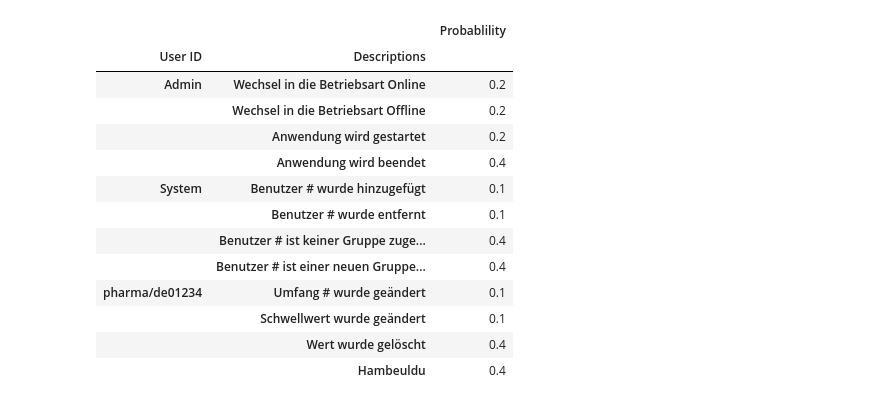
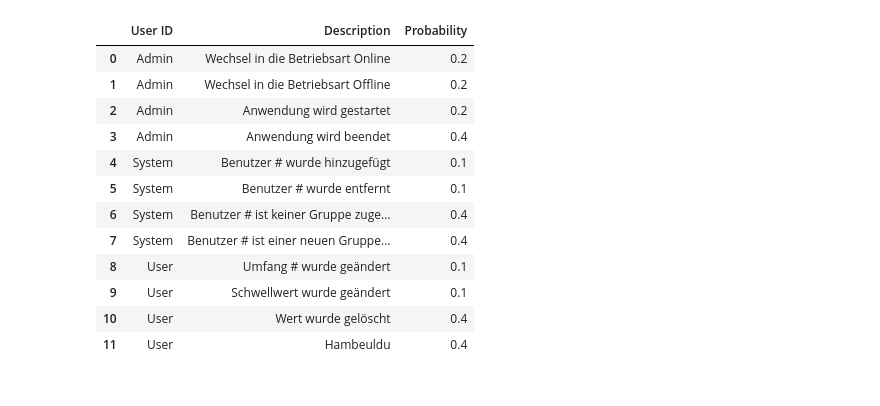
Before and after one commit to JsonFort/AtFileGenerator, a Jupyter notebook: AtFileGenerator.ipynb, the cells around one changed output. Cells and saved outputs as stored; diff of their text form; code cells hidden in the pictures.

```diff
--- a/AtFileGenerator.ipynb
+++ b/AtFileGenerator.ipynb
@@ -10,15 +11,22 @@ atEndDate = '01.05.2020 15:00:00' # alternativ könnte hier +8h stehen
 maxAtEntries = 10
 
 
+dataBaseEntries = {
+    'UserDefault': pd.DataFrame( columns = ['User ID', 'Probability'] ),
+    'User': pd.DataFrame( columns = ['User ID', 'Probability'] ),
+    'Description': pd.DataFrame( columns = ['User ID', 'Description', 'Probability'] ),
+    'Comments':  pd.DataFrame( columns = ['User ID', 'Description', 'Comment', 'Probability'] )
+}
+
+
 dataBase = pd.DataFrame(columns = ['Timestamp', 'User ID', 'Object ID', 'Description', 'Comments'])
 userDB = pd.DataFrame( columns = ['User ID', 'Probablility'] )
 
 #descriptionDB = pd.DataFrame(  columns = ['Description', 'Probablility'] )
 
-
-userDB['User ID'] = ['Admin', 'Admin', 'System']
-userDB['Probablility'] = [0.2, 0.4, 0.1]
+#dataBaseEntries['UserDefault']['User ID'] = ['Admin', 'System']
+#dataBaseEntries['UserDefault']['Probablility'] = [0.2, 0.1]
+userDB['User ID'] = ['Admin', 'System']
+userDB['Probablility'] = [0.2, 0.1]
 
 #userDB.set_index(['User ID'], inplace = True)
-
-userDB
@@ -60,42 +123,86 @@ userDB
 # %%
+adminDescriptions = {
+    'Wechsel in die Betriebsart Online' : 0.2,
+    'Wechsel in die Betriebsart Offline' : 0.2,
+    'Anwendung wird gestartet' : 0.2,
+    'Anwendung wird beendet' : 0.4
+}
+
+systemDescriptions = {
+    'Benutzer # wurde hinzugefügt' : 0.1,
+    'Benutzer # wurde entfernt' : 0.1,
+    'Benutzer # ist keiner Gruppe zugeordnet' : 0.4,
+    'Benutzer # ist einer neuen Gruppe zugeordnet' : 0.4,
+}
+
+userDescriptions = {
+    'Umfang # wurde geändert' : 0.1,
+    'Schwellwert wurde geändert' : 0.1,
+    'Wert wurde gelöscht' : 0.4,
+    'Hambeuldu' : 0.4
+}
+
+userList = ['Admin'] * len(adminDescriptions)
+descriptionList = list(adminDescriptions.keys())
+propList = list(adminDescriptions.values())
+
+userList.extend(['System'] * len(systemDescriptions))
+descriptionList.extend(list(systemDescriptions.keys()))
+propList.extend(list(systemDescriptions.values()))
+
+userList.extend(['User'] * len(userDescriptions))
+descriptionList.extend(list(userDescriptions.keys()))
+propList.extend(list(userDescriptions.values()))
+
+
+dataBaseEntries['Description']['User ID'] = userList
+dataBaseEntries['Description']['Description'] = descriptionList
+dataBaseEntries['Description']['Probability'] = propList
+
+
+
+
+
+
+
+
 userIDs = userDB['User ID'].to_list()
 #bring the description dict into the userDB as well
 #system and user extension separat
 
 descriptions = {
     (userIDs[0], 'Wechsel in die Betriebsart Online') : 0.2,
     (userIDs[0], 'Wechsel in die Betriebsart Offline') : 0.2,
     (userIDs[0], 'Anwendung wird gestartet') : 0.2,
     (userIDs[0], 'Anwendung wird beendet') : 0.4,
 
     (userIDs[1], 'Benutzer # wurde hinzugefügt') : 0.1,
     (userIDs[1], 'Benutzer # wurde entfernt') : 0.1,
     (userIDs[1], 'Benutzer # ist keiner Gruppe zugeordnet') : 0.4,
     (userIDs[1], 'Benutzer # ist einer neuen Gruppe zugeordnet') : 0.4,
 
     (userIDs[2], 'Umfang # wurde geändert') : 0.1,
     (userIDs[2], 'Schwellwert wurde geändert') : 0.1,
     (userIDs[2], 'Wert wurde gelöscht') : 0.4,
     (userIDs[2], 'Hambeuldu') : 0.4
 }
 descriptionDB = pd.DataFrame(pd.Series(descriptions), columns = ['Probablility'])
 descriptionDB.index.names = ['User ID', 'Descriptions']
 
 #descriptionDB.to_excel('out.xlsx')
 #descriptionDB.loc['Admin']
-descriptionDB
+dataBaseEntries['Description']
 # %% [output]
-|  |  | Probablility |
-| User ID | Descriptions |  |
-| Admin | Wechsel in die Betriebsart Online | 0.2 |
-|  | Wechsel in die Betriebsart Offline | 0.2 |
-|  | Anwendung wird gestartet | 0.2 |
-|  | Anwendung wird beendet | 0.4 |
-| System | Benutzer # wurde hinzugefügt | 0.1 |
-|  | Benutzer # wurde entfernt | 0.1 |
-|  | Benutzer # ist keiner Gruppe zuge... | 0.4 |
-|  | Benutzer # ist einer neuen Gruppe... | 0.4 |
-| pharma/de01234 | Umfang # wurde geändert | 0.1 |
-|  | Schwellwert wurde geändert | 0.1 |
-|  | Wert wurde gelöscht | 0.4 |
-|  | Hambeuldu | 0.4 |
+|  | User ID | Description | Probability |
+| 0 | Admin | Wechsel in die Betriebsart Online | 0.2 |
+| 1 | Admin | Wechsel in die Betriebsart Offline | 0.2 |
+| 2 | Admin | Anwendung wird gestartet | 0.2 |
+| 3 | Admin | Anwendung wird beendet | 0.4 |
+| 4 | System | Benutzer # wurde hinzugefügt | 0.1 |
+| 5 | System | Benutzer # wurde entfernt | 0.1 |
+| 6 | System | Benutzer # ist keiner Gruppe zuge... | 0.4 |
+| 7 | System | Benutzer # ist einer neuen Gruppe... | 0.4 |
+| 8 | User | Umfang # wurde geändert | 0.1 |
+| 9 | User | Schwellwert wurde geändert | 0.1 |
+| 10 | User | Wert wurde gelöscht | 0.4 |
+| 11 | User | Hambeuldu | 0.4 |
```
Also changed, not shown: parts of 16 cells of this notebook.
